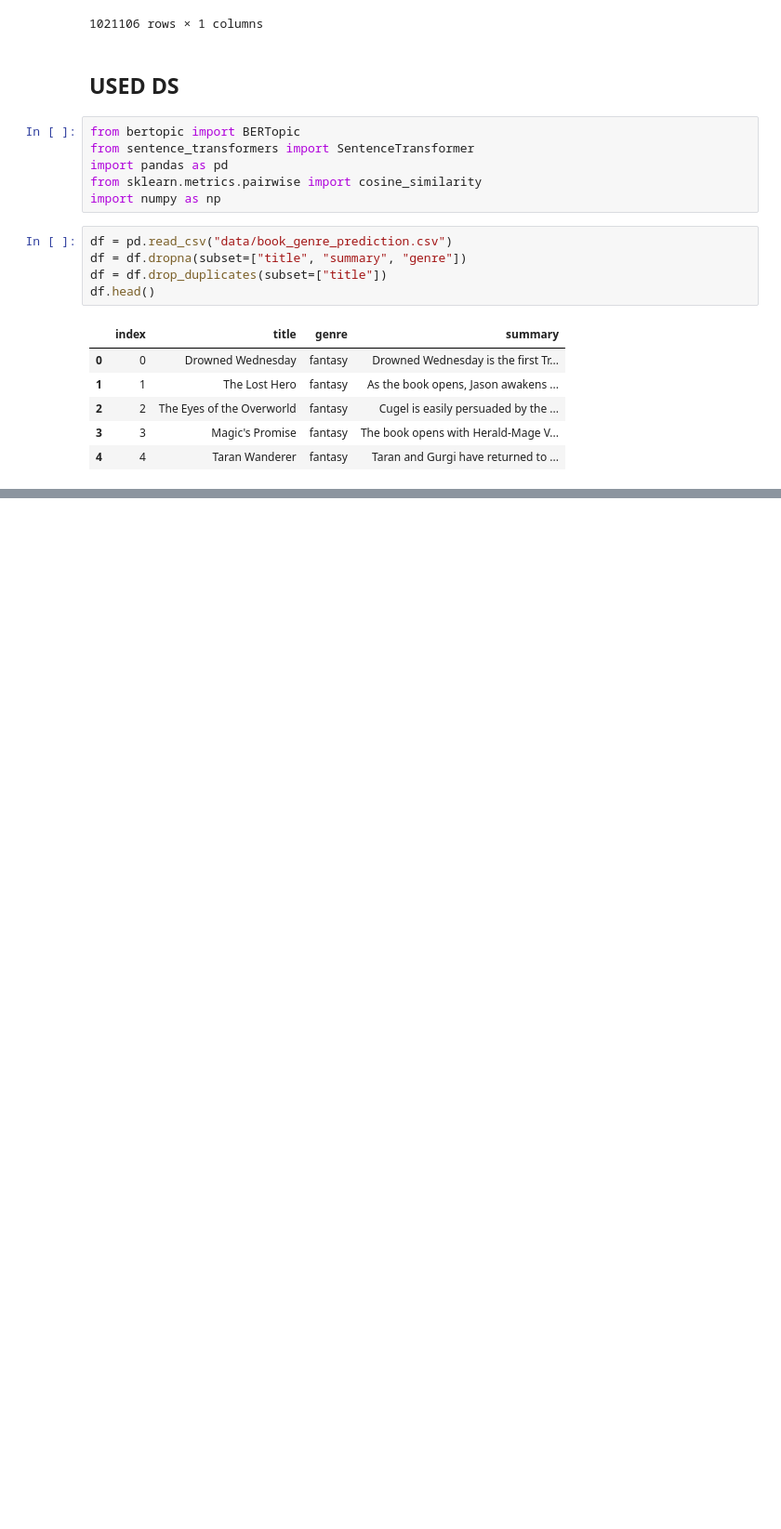
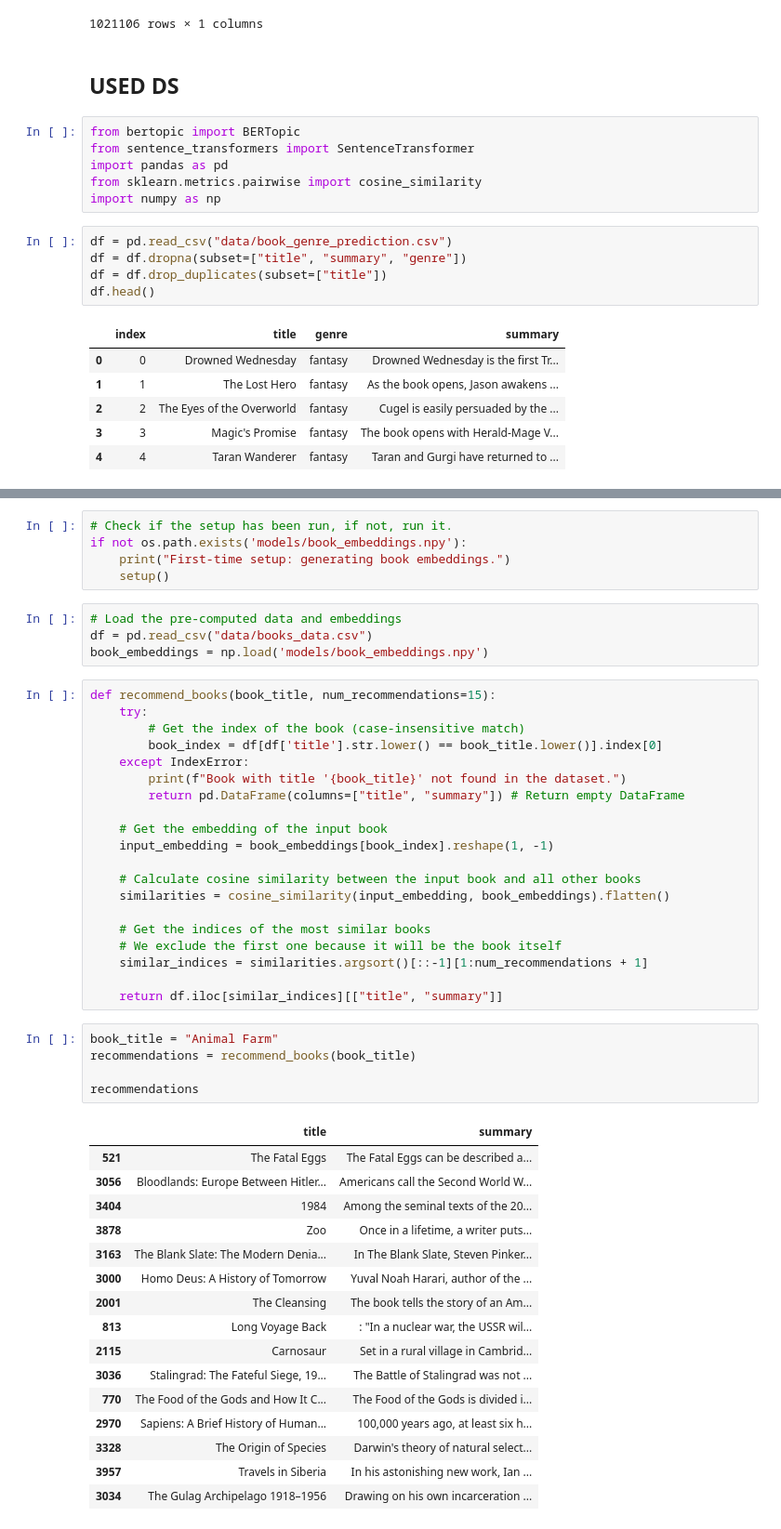
Before and after one commit to kamilhaddaad/NLP-Project, a Jupyter notebook: book_recommender/playground.ipynb, the cells around one changed output, grey strips where cells are left out. Shown: that part at 93% size. Saved outputs shown, nothing was run; the diff lists cells and outputs as text; blank space fills up the shorter version.

Commit message:
Update title-recommendation

```diff
--- a/book_recommender/playground.ipynb
+++ b/book_recommender/playground.ipynb
@@ -216,0 +105,51 @@ result
+# %%
+# Check if the setup has been run, if not, run it.
+if not os.path.exists('models/book_embeddings.npy'):
+    print("First-time setup: generating book embeddings.")
+    setup()
+# %%
+# Load the pre-computed data and embeddings
+df = pd.read_csv("data/books_data.csv")
+book_embeddings = np.load('models/book_embeddings.npy')
+# %%
+def recommend_books(book_title, num_recommendations=15):
+    try:
+        # Get the index of the book (case-insensitive match)
+        book_index = df[df['title'].str.lower() == book_title.lower()].index[0]
+    except IndexError:
+        print(f"Book with title '{book_title}' not found in the dataset.")
+        return pd.DataFrame(columns=["title", "summary"]) # Return empty DataFrame
+
+    # Get the embedding of the input book
+    input_embedding = book_embeddings[book_index].reshape(1, -1)
+
+    # Calculate cosine similarity between the input book and all other books
+    similarities = cosine_similarity(input_embedding, book_embeddings).flatten()
+
+    # Get the indices of the most similar books
+    # We exclude the first one because it will be the book itself
+    similar_indices = similarities.argsort()[::-1][1:num_recommendations + 1]
+
+    return df.iloc[similar_indices][["title", "summary"]]
+# %%
+book_title = "Animal Farm"
+recommendations = recommend_books(book_title)
+
+recommendations
+# %% [output]
+|  | title | summary |
+| 521 | The Fatal Eggs | The Fatal Eggs can be described a... |
+| 3056 | Bloodlands: Europe Between Hitler... | Americans call the Second World W... |
+| 3404 | 1984 | Among the seminal texts of the 20... |
+| 3878 | Zoo | Once in a lifetime, a writer puts... |
+| 3163 | The Blank Slate: The Modern Denia... | In The Blank Slate, Steven Pinker... |
+| 3000 | Homo Deus: A History of Tomorrow | Yuval Noah Harari, author of the ... |
+| 2001 | The Cleansing | The book tells the story of an Am... |
+| 813 | Long Voyage Back | : "In a nuclear war, the USSR wil... |
+| 2115 | Carnosaur | Set in a rural village in Cambrid... |
+| 3036 | Stalingrad: The Fateful Siege, 19... | The Battle of Stalingrad was not ... |
+| 770 | The Food of the Gods and How It C... | The Food of the Gods is divided i... |
+| 2970 | Sapiens: A Brief History of Human... | 100,000 years ago, at least six h... |
+| 3328 | The Origin of Species | Darwin's theory of natural select... |
+| 3957 | Travels in Siberia | In his astonishing new work, Ian ... |
+| 3034 | The Gulag Archipelago 1918–1956 | Drawing on his own incarceration ... |
```
Also changed, not shown: parts of 13 cells of this notebook, 7 other files.
